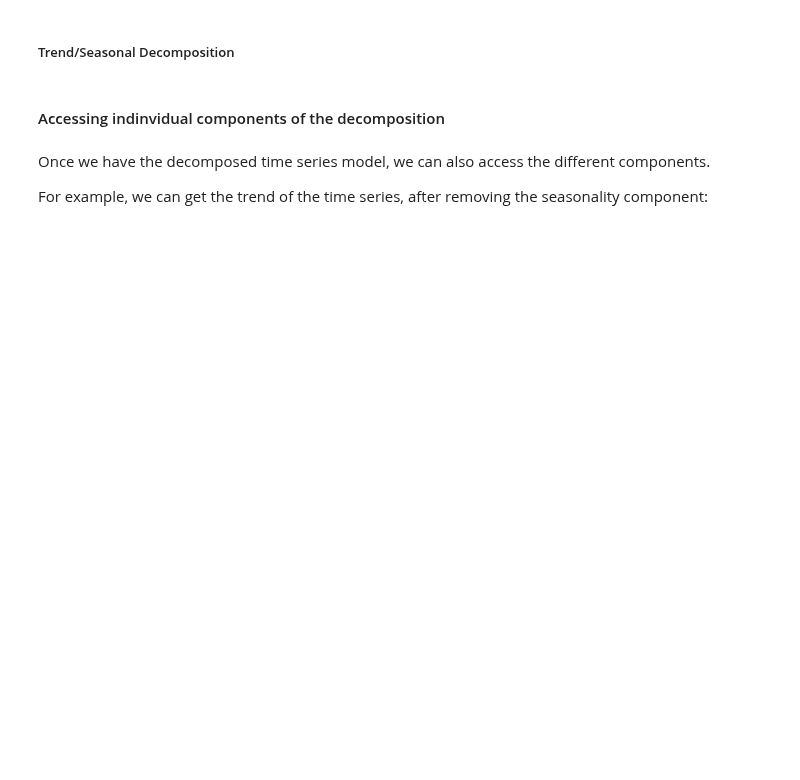
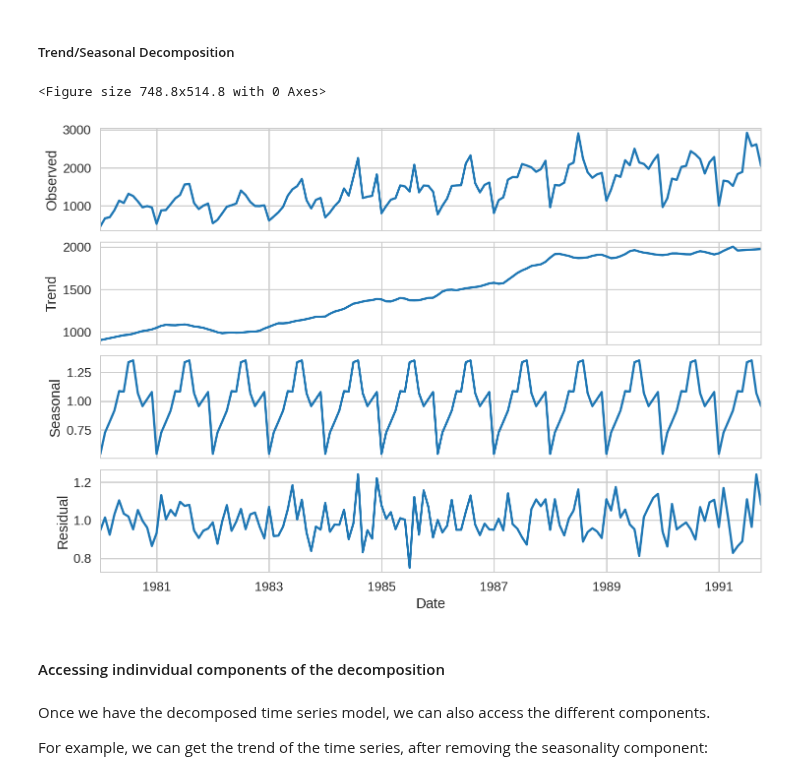
Before and after one commit to ipeirotis/dealing_with_data, a Jupyter notebook: 05-Time_Series/A-Introduction_to_Time_Series_using_Pandas.ipynb, the cells around one changed output. Cells and saved outputs as stored; diff of their text form; code cells hidden in the pictures; blank space fills up the shorter version.

```diff
--- a/05-Time_Series/A-Introduction_to_Time_Series_using_Pandas.ipynb
+++ b/05-Time_Series/A-Introduction_to_Time_Series_using_Pandas.ipynb
@@ -82,14 +139,16 @@ autocorrelation_plot(df["Sales"])
 # %%
 from statsmodels.tsa.seasonal import seasonal_decompose
 
 # We decompose assumming a 12-month periodicity.
-# There is a weekly component as well, which we ignore.
 # We can also specify a multiplicative instead of an additive model
 # The additive model is Y[t] = T[t] + S[t] + e[t]
 # The multiplicative model is Y[t] = T[t] * S[t] * e[t]
-decomposition = seasonal_decompose(df['Sales'], model='multiplicative', freq=12)
+decomposition = seasonal_decompose(df['Sales'], model='multiplicative', freq=12, extrapolate_trend='freq')
 fig = plt.figure()
 fig = decomposition.plot()
+# %% [output]
+<Figure size 748.8x514.8 with 0 Axes>
+[figure, added]
 # %% [markdown]
 #### Accessing indinvidual components of the decomposition
 # %% [markdown]
```
Also changed, not shown: parts of 30 cells of this notebook.
